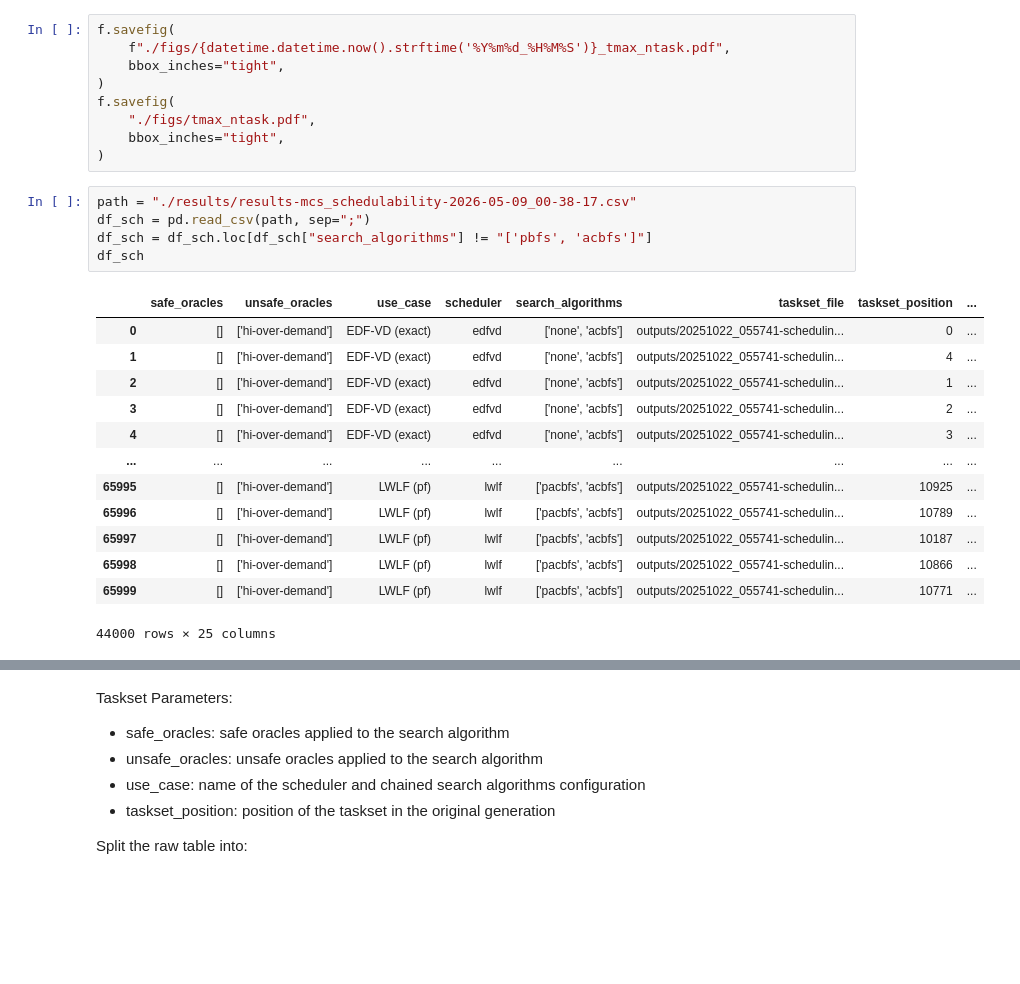
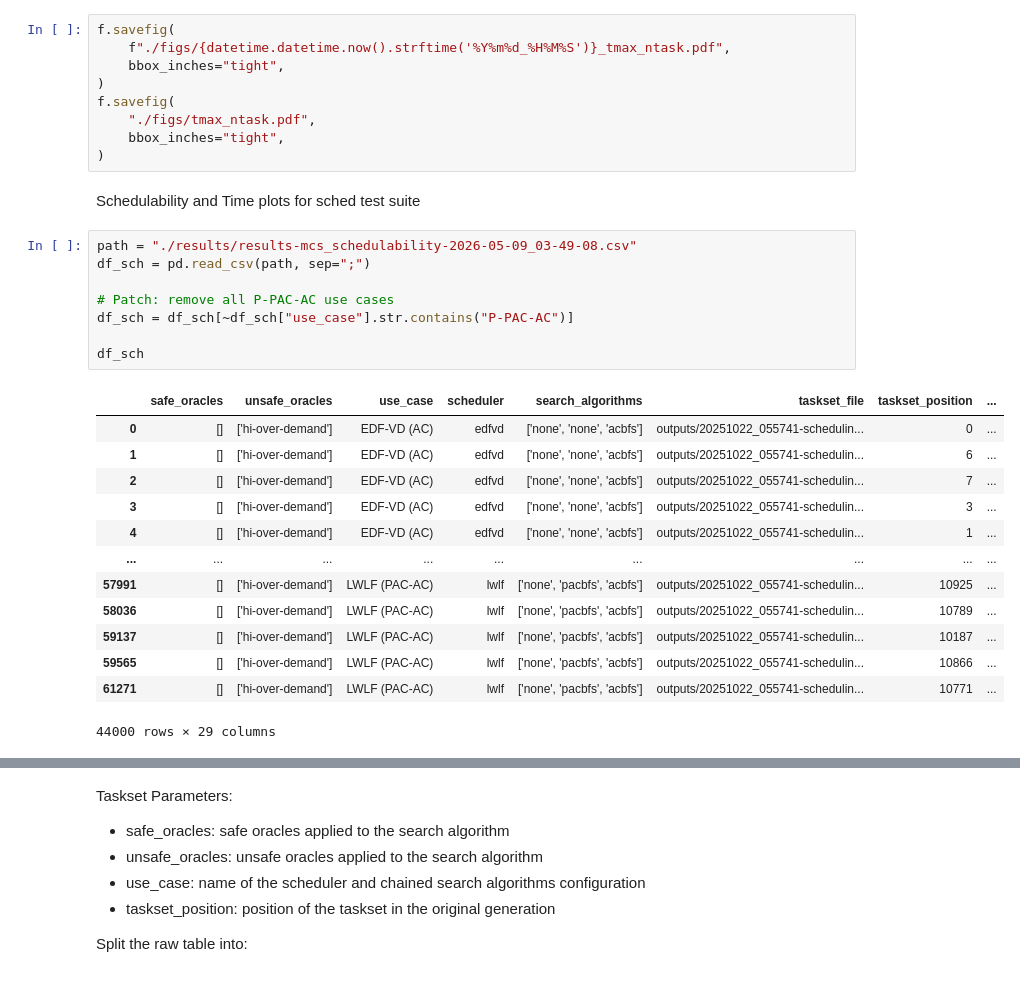
Before and after one commit to Jordan-Sun/mixed-criticality-graph-xp, a Jupyter notebook: notebooks/charts-rtss.ipynb, the cells around one changed output, grey strips where cells are left out. Cells and saved outputs as stored; diff of their text form; blank space fills up the shorter version.

```diff
--- a/notebooks/charts-rtss.ipynb
+++ b/notebooks/charts-rtss.ipynb
@@ -363,22 +299,27 @@ f.savefig(
     "./figs/tmax_ntask.pdf",
     bbox_inches="tight",
 )
+# %% [markdown]
+Schedulability and Time plots for sched test suite
 # %%
-path = "./results/results-mcs_schedulability-2026-05-09_00-38-17.csv"
+path = "./results/results-mcs_schedulability-2026-05-09_03-49-08.csv"
 df_sch = pd.read_csv(path, sep=";")
-df_sch = df_sch.loc[df_sch["search_algorithms"] != "['pbfs', 'acbfs']"]
+
+# Patch: remove all P-PAC-AC use cases
+df_sch = df_sch[~df_sch["use_case"].str.contains("P-PAC-AC")]
+
 df_sch
 # %% [output]
 |  | safe_oracles | unsafe_oracles | use_case | scheduler | search_algorithms | taskset_file | taskset_position | ... |
-| 0 | [] | ['hi-over-demand'] | EDF-VD (exact) | edfvd | ['none', 'acbfs'] | outputs/20251022_055741-schedulin... | 0 | ... |
-| 1 | [] | ['hi-over-demand'] | EDF-VD (exact) | edfvd | ['none', 'acbfs'] | outputs/20251022_055741-schedulin... | 4 | ... |
-| 2 | [] | ['hi-over-demand'] | EDF-VD (exact) | edfvd | ['none', 'acbfs'] | outputs/20251022_055741-schedulin... | 1 | ... |
-| 3 | [] | ['hi-over-demand'] | EDF-VD (exact) | edfvd | ['none', 'acbfs'] | outputs/20251022_055741-schedulin... | 2 | ... |
-| 4 | [] | ['hi-over-demand'] | EDF-VD (exact) | edfvd | ['none', 'acbfs'] | outputs/20251022_055741-schedulin... | 3 | ... |
+| 0 | [] | ['hi-over-demand'] | EDF-VD (AC) | edfvd | ['none', 'none', 'acbfs'] | outputs/20251022_055741-schedulin... | 0 | ... |
+| 1 | [] | ['hi-over-demand'] | EDF-VD (AC) | edfvd | ['none', 'none', 'acbfs'] | outputs/20251022_055741-schedulin... | 6 | ... |
+| 2 | [] | ['hi-over-demand'] | EDF-VD (AC) | edfvd | ['none', 'none', 'acbfs'] | outputs/20251022_055741-schedulin... | 7 | ... |
+| 3 | [] | ['hi-over-demand'] | EDF-VD (AC) | edfvd | ['none', 'none', 'acbfs'] | outputs/20251022_055741-schedulin... | 3 | ... |
+| 4 | [] | ['hi-over-demand'] | EDF-VD (AC) | edfvd | ['none', 'none', 'acbfs'] | outputs/20251022_055741-schedulin... | 1 | ... |
 | ... | ... | ... | ... | ... | ... | ... | ... | ... |
-| 65995 | [] | ['hi-over-demand'] | LWLF (pf) | lwlf | ['pacbfs', 'acbfs'] | outputs/20251022_055741-schedulin... | 10925 | ... |
-| 65996 | [] | ['hi-over-demand'] | LWLF (pf) | lwlf | ['pacbfs', 'acbfs'] | outputs/20251022_055741-schedulin... | 10789 | ... |
-| 65997 | [] | ['hi-over-demand'] | LWLF (pf) | lwlf | ['pacbfs', 'acbfs'] | outputs/20251022_055741-schedulin... | 10187 | ... |
-| 65998 | [] | ['hi-over-demand'] | LWLF (pf) | lwlf | ['pacbfs', 'acbfs'] | outputs/20251022_055741-schedulin... | 10866 | ... |
-| 65999 | [] | ['hi-over-demand'] | LWLF (pf) | lwlf | ['pacbfs', 'acbfs'] | outputs/20251022_055741-schedulin... | 10771 | ... |
+| 57991 | [] | ['hi-over-demand'] | LWLF (PAC-AC) | lwlf | ['none', 'pacbfs', 'acbfs'] | outputs/20251022_055741-schedulin... | 10925 | ... |
+| 58036 | [] | ['hi-over-demand'] | LWLF (PAC-AC) | lwlf | ['none', 'pacbfs', 'acbfs'] | outputs/20251022_055741-schedulin... | 10789 | ... |
+| 59137 | [] | ['hi-over-demand'] | LWLF (PAC-AC) | lwlf | ['none', 'pacbfs', 'acbfs'] | outputs/20251022_055741-schedulin... | 10187 | ... |
+| 59565 | [] | ['hi-over-demand'] | LWLF (PAC-AC) | lwlf | ['none', 'pacbfs', 'acbfs'] | outputs/20251022_055741-schedulin... | 10866 | ... |
+| 61271 | [] | ['hi-over-demand'] | LWLF (PAC-AC) | lwlf | ['none', 'pacbfs', 'acbfs'] | outputs/20251022_055741-schedulin... | 10771 | ... |
-44000 rows × 25 columns
+44000 rows × 29 columns
```
Also changed, not shown: parts of 24 cells of this notebook, 1 other file.
